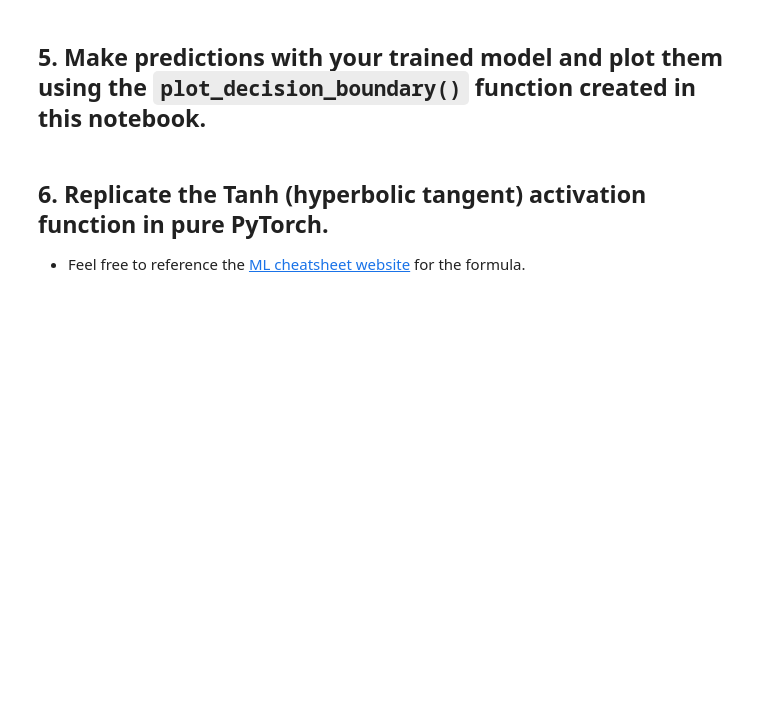
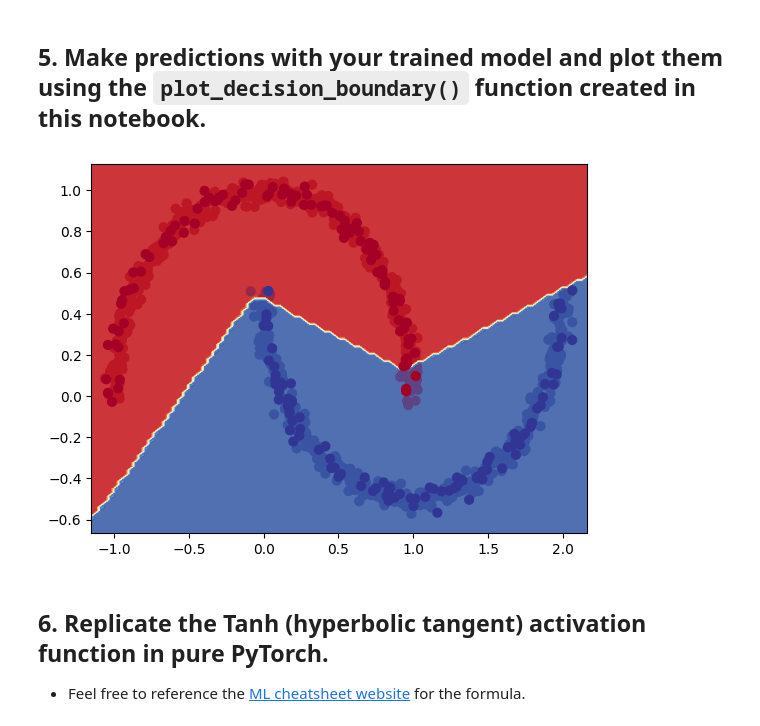
Before and after one commit to Shomtally/Pytorch-exercises, a Jupyter notebook: extras/exercises/02_pytorch_classification_exercises.ipynb, the cells around one changed output. Cells and saved outputs as stored; diff of their text form; code cells hidden in the pictures; blank space fills up the shorter version.

```diff
--- a/extras/exercises/02_pytorch_classification_exercises.ipynb
+++ b/extras/exercises/02_pytorch_classification_exercises.ipynb
@@ -210,7 +210,7 @@ for epoch in range(epochs):
     test_pred = torch.round(torch.sigmoid(test_logits))
 
     # 2. Caculate the test loss/acc
-    test_lost = loss_fn(test_logits, y_test)
+    test_loss = loss_fn(test_logits, y_test)
     test_acc = acc_fn(test_pred, y_test)
 
   # Print out what's happening every 100 epochs
@@ -268,6 +268,10 @@ def plot_decision_boundary(model, X, y):
     plt.ylim(yy.min(), yy.max())
 # %%
 # Plot decision boundaries for training and test sets
+plot_decision_boundary(model_0, X_train, y_train)
+plot_decision_boundary(model_0, X_test, y_test)
+# %% [output]
+[figure, added]
 # %% [markdown]
 ## 6. Replicate the Tanh (hyperbolic tangent) activation function in pure PyTorch.
   * Feel free to reference the [ML cheatsheet website](https://ml-cheatsheet.readthedocs.io/en/latest/activation_functions.html#tanh) for the formula.
```
Also changed, not shown: parts of 15 cells of this notebook.
